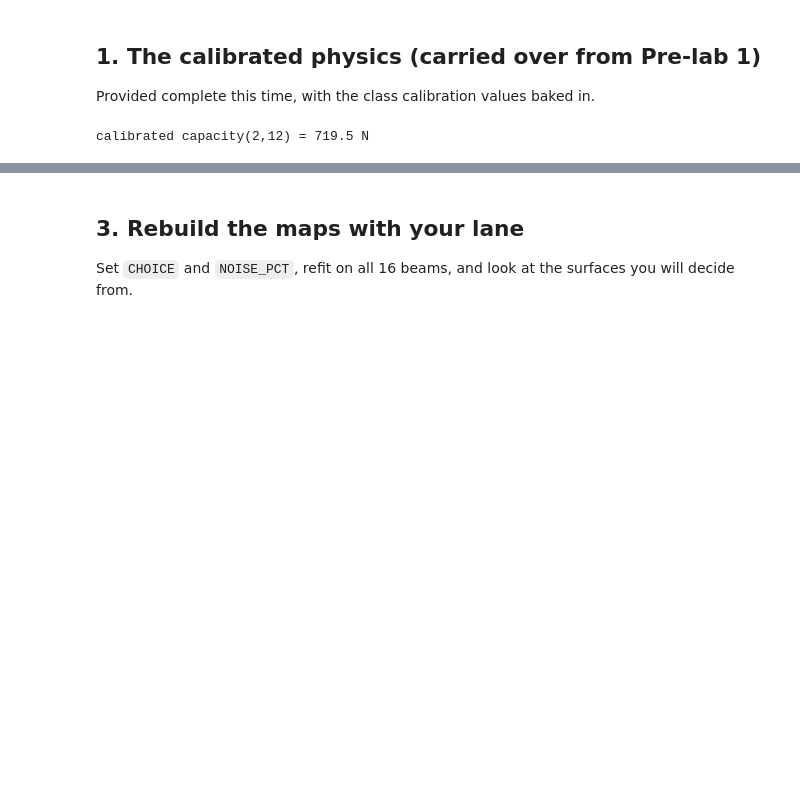
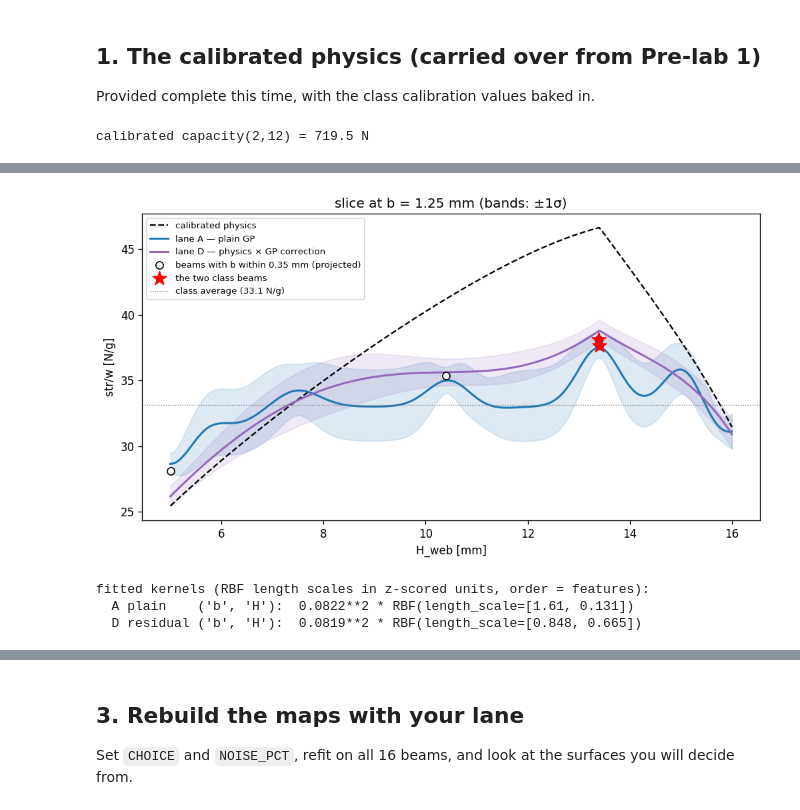
Before and after one commit to andrewvoss8-boop/core-me-data-science-activities-public, a Jupyter notebook: me323/Module1_drafts/ME323_Module1_Submission1_Design_KEY.ipynb, the cells around one changed output, grey strips where cells are left out. Drawn from its saved outputs; the diff is of its cells as text; code cells hidden in the pictures; blank space fills up the shorter version.

```diff
--- a/me323/Module1_drafts/ME323_Module1_Submission1_Design_KEY.ipynb
+++ b/me323/Module1_drafts/ME323_Module1_Submission1_Design_KEY.ipynb
@@ -195,0 +302,38 @@ If your numbers are far off, check your work or talk to a TA.
+# %%
+bslice = 1.25
+Hline = np.linspace(5.0, 16.0, 200)
+gpA, fmuA, fsdA, ymA, cfgA = fit_lane(df, "A plain")
+gpD, fmuD, fsdD, ymD, cfgD = fit_lane(df, "D residual")
+swA, sdA = predict_sw(gpA, fmuA, fsdA, ymA, np.full_like(Hline, bslice), Hline,
+                      cfgA["target"], cfgA["feats"])
+swD, sdD = predict_sw(gpD, fmuD, fsdD, ymD, np.full_like(Hline, bslice), Hline,
+                      cfgD["target"], cfgD["feats"])
+phys_sw = np.array([capacity(bslice, H, SY_CAL, K_CAL, CS_CAL)
+                    for H in Hline]) / mass_g(bslice, Hline)
+
+fig, ax = plt.subplots(figsize=(8.5, 4.8))
+ax.plot(Hline, phys_sw, "k--", lw=1.4, label="calibrated physics")
+ax.plot(Hline, swA, color="tab:blue", lw=1.8, label="lane A — plain GP")
+ax.fill_between(Hline, swA*np.exp(-sdA), swA*np.exp(sdA), color="tab:blue", alpha=0.15)
+ax.plot(Hline, swD, color="tab:purple", lw=1.8, label="lane D — physics × GP correction")
+ax.fill_between(Hline, swD*np.exp(-sdD), swD*np.exp(sdD), color="tab:purple", alpha=0.15)
+near = df[np.abs(df.b - bslice) < 0.35]
+ax.scatter(near.H, near.str_to_weight, c="w", edgecolor="k", s=45, zorder=5,
+           label="beams with b within 0.35 mm (projected)")
+ax.scatter(df.H.iloc[-2:], df.str_to_weight.iloc[-2:], c="red", marker="*",
+           s=170, zorder=6, label="the two class beams")
+ax.axhline(df.str_to_weight.mean(), color="gray", lw=0.8, ls=":",
+           label=f"class average ({df.str_to_weight.mean():.1f} N/g)")
+ax.set_xlabel("H_web [mm]"); ax.set_ylabel("str/w [N/g]")
+ax.set_title(f"slice at b = {bslice} mm (bands: ±1σ)")
+ax.legend(fontsize=8)
+plt.tight_layout(); plt.show()
+
+print("fitted kernels (RBF length scales in z-scored units, order = features):")
+print(f"  A plain    {cfgA['feats']}:  {gpA.kernel_}")
+print(f"  D residual {cfgD['feats']}:  {gpD.kernel_}")
+# %% [output]
+[figure, added]
+fitted kernels (RBF length scales in z-scored units, order = features):
+  A plain    ('b', 'H'):  0.0822**2 * RBF(length_scale=[1.61, 0.131])
+  D residual ('b', 'H'):  0.0819**2 * RBF(length_scale=[0.848, 0.665])
```
Also changed, not shown: parts of 10 cells of this notebook, 2 other files.
